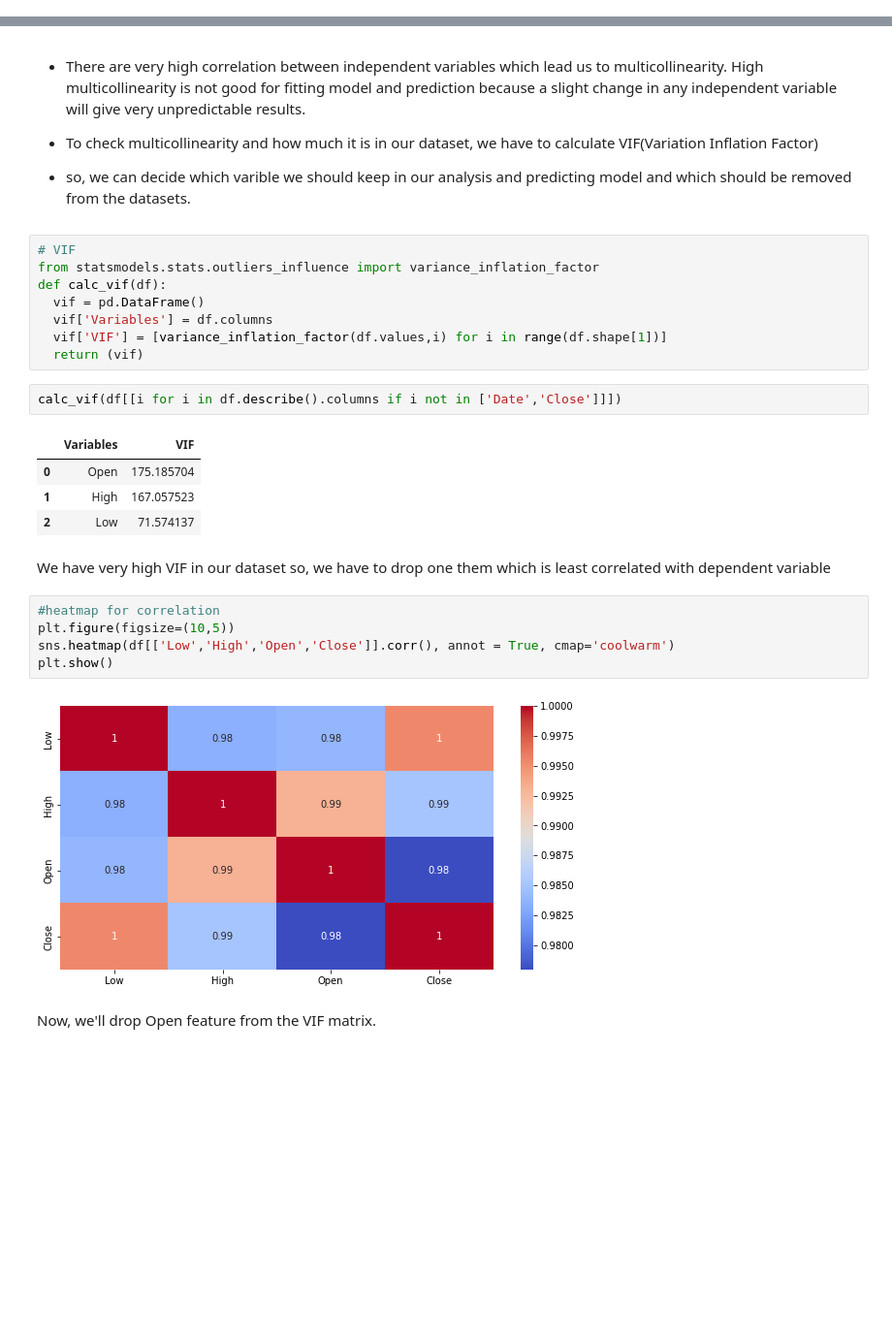
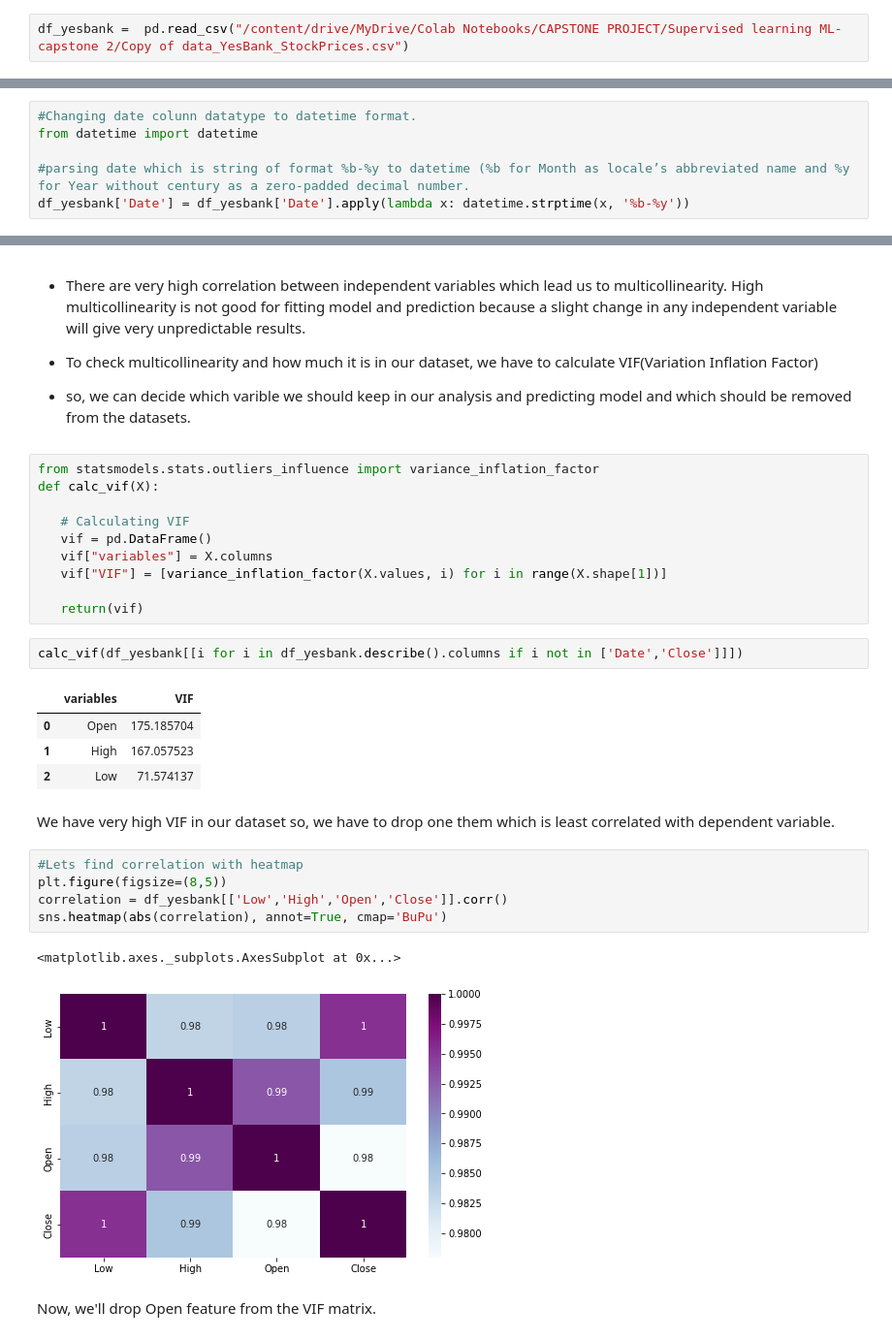
Before and after one commit to sameersat96/Yes-Bank-Stock-Closing_Price_Prediction, a Jupyter notebook: Yes_Bank_Stock_Closing_Price_Prediction.ipynb, the cells around one changed output, grey strips where cells are left out. Shown at 97% size. Saved outputs shown, nothing was run; the diff lists cells and outputs as text; blank space fills up the shorter version.

```diff
--- a/Yes_Bank_Stock_Closing_Price_Prediction.ipynb
+++ b/Yes_Bank_Stock_Closing_Price_Prediction.ipynb
@@ -189,0 +55,2 @@ memory usage: 7.4 KB
+# %%
+df_yesbank =  pd.read_csv("/content/drive/MyDrive/Colab Notebooks/CAPSTONE PROJECT/Supervised learning ML- capstone 2/Copy of data_YesBank_StockPrices.csv")
@@ -189,0 +177,6 @@ memory usage: 7.4 KB
+# %%
+#Changing date colunn datatype to datetime format.
+from datetime import datetime
+
+#parsing date which is string of format %b-%y to datetime (%b for Month as locale’s abbreviated name and %y for Year without century as a zero-padded decimal number.
+df_yesbank['Date'] = df_yesbank['Date'].apply(lambda x: datetime.strptime(x, '%b-%y'))
@@ -339,29 +374,32 @@ Text(0.5, 1.0, 'Correlation Map')
 
 *  so, we can decide which varible we should keep in our analysis and predicting model and which should be removed from the datasets.
 # %%
-# VIF
 from statsmodels.stats.outliers_influence import variance_inflation_factor
-def calc_vif(df):
-  vif = pd.DataFrame()
-  vif['Variables'] = df.columns
-  vif['VIF'] = [variance_inflation_factor(df.values,i) for i in range(df.shape[1])]
-  return (vif)
+def calc_vif(X):
+
+   # Calculating VIF
+   vif = pd.DataFrame()
+   vif["variables"] = X.columns
+   vif["VIF"] = [variance_inflation_factor(X.values, i) for i in range(X.shape[1])]
+
+   return(vif)
 # %%
-calc_vif(df[[i for i in df.describe().columns if i not in ['Date','Close']]])
+calc_vif(df_yesbank[[i for i in df_yesbank.describe().columns if i not in ['Date','Close']]])
 # %% [output]
-|  | Variables | VIF |
+|  | variables | VIF |
 | 0 | Open | 175.185704 |
 | 1 | High | 167.057523 |
 | 2 | Low | 71.574137 |
 # %% [markdown]
-We have very high VIF in our dataset so, we have to drop one them which is least correlated with dependent variable
+We have very high VIF in our dataset so, we have to drop one them which is least correlated with dependent variable.
 # %%
-#heatmap for correlation
-plt.figure(figsize=(10,5))
-sns.heatmap(df[['Low','High','Open','Close']].corr(), annot = True, cmap='coolwarm')
-plt.show()
+#Lets find correlation with heatmap
+plt.figure(figsize=(8,5))
+correlation = df_yesbank[['Low','High','Open','Close']].corr()
+sns.heatmap(abs(correlation), annot=True, cmap='BuPu')
 # %% [output]
+<matplotlib.axes._subplots.AxesSubplot at 0x...>
-[figure, old version]
+[figure, new version]
 # %% [markdown]
 Now, we'll drop Open feature from the VIF matrix.
 # %%
```
Also changed, not shown: parts of 95 cells of this notebook.
